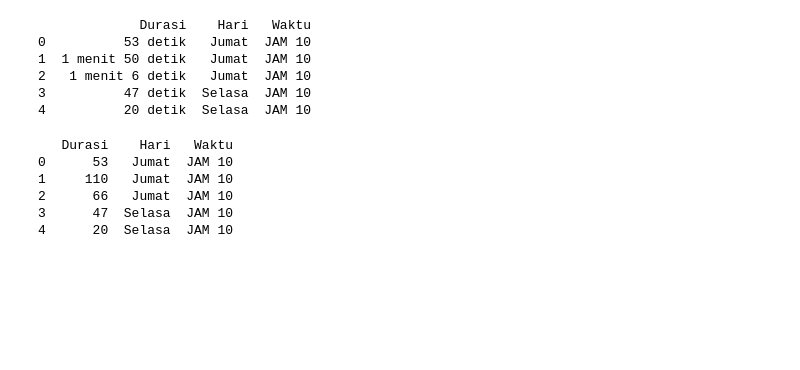
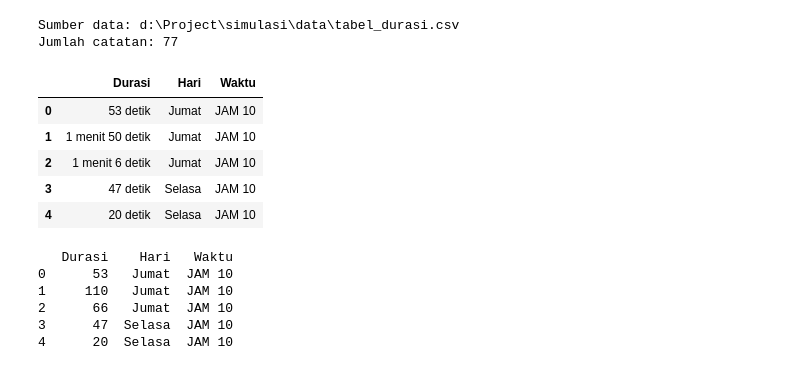
Before and after one commit to Dimassaputra5/KantinFST, a Jupyter notebook: src/simulasi/kantin.ipynb, the cells around one changed output. Saved outputs shown, nothing was run; the diff lists cells and outputs as text; code cells hidden in the pictures; blank space fills up the shorter version.

```diff
--- a/src/simulasi/kantin.ipynb
+++ b/src/simulasi/kantin.ipynb
@@ -1,21 +1,38 @@
 # %%
 from pathlib import Path
-import pandas as pd
 import re
 import numpy as np
+import pandas as pd
 import scipy.stats as stats
-parent_dir = Path.cwd().parent.parent
+import matplotlib.pyplot as plt
 
-file_path = parent_dir / "data" / "tabel_durasi.csv"
-df = pd.read_csv(file_path, delimiter=",", encoding="utf-8")
-print(df.head())
+# Mendukung struktur proyek asli dan file CSV yang disertakan bersama notebook.
+kemungkinan_path = [
+    Path.cwd() / "data" / "tabel_durasi.csv",
+    Path.cwd().parent.parent / "data" / "tabel_durasi.csv",
+    Path.cwd() / "tabel_durasi.csv",
+    Path("/mnt/data/tabel_durasi(1).csv"),  # fallback untuk berkas unggahan
+]
+file_path = next((p for p in kemungkinan_path if p.exists()), None)
+if file_path is None:
+    raise FileNotFoundError(
+        "CSV tidak ditemukan. Letakkan tabel_durasi.csv di folder data/ "
+        "atau di folder yang sama dengan notebook."
+    )
+
+df = pd.read_csv(file_path, encoding="utf-8")
+print(f"Sumber data: {file_path}")
+print(f"Jumlah catatan: {len(df)}")
+display(df.head())
 # %% [output]
-             Durasi    Hari   Waktu
-0          53 detik   Jumat  JAM 10
-1  1 menit 50 detik   Jumat  JAM 10
-2   1 menit 6 detik   Jumat  JAM 10
-3          47 detik  Selasa  JAM 10
-4          20 detik  Selasa  JAM 10
+Sumber data: d:\Project\simulasi\data\tabel_durasi.csv
+Jumlah catatan: 77
+|  | Durasi | Hari | Waktu |
+| 0 | 53 detik | Jumat | JAM 10 |
+| 1 | 1 menit 50 detik | Jumat | JAM 10 |
+| 2 | 1 menit 6 detik | Jumat | JAM 10 |
+| 3 | 47 detik | Selasa | JAM 10 |
+| 4 | 20 detik | Selasa | JAM 10 |
 # %%
 def konversi_durasi(teks):
     teks = str(teks).lower().strip()
```
Also changed, not shown: parts of 12 cells of this notebook, 2 other files.
